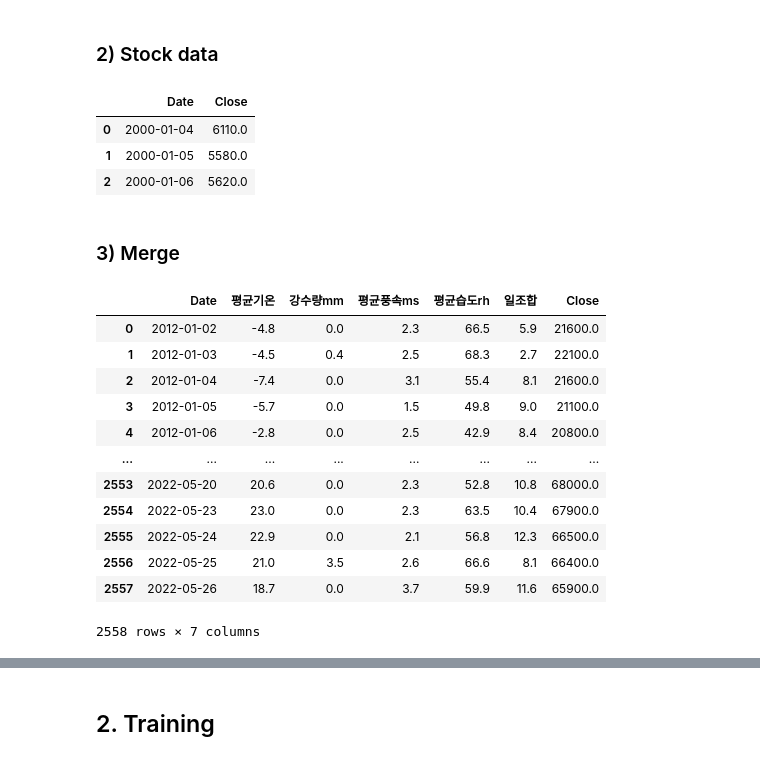
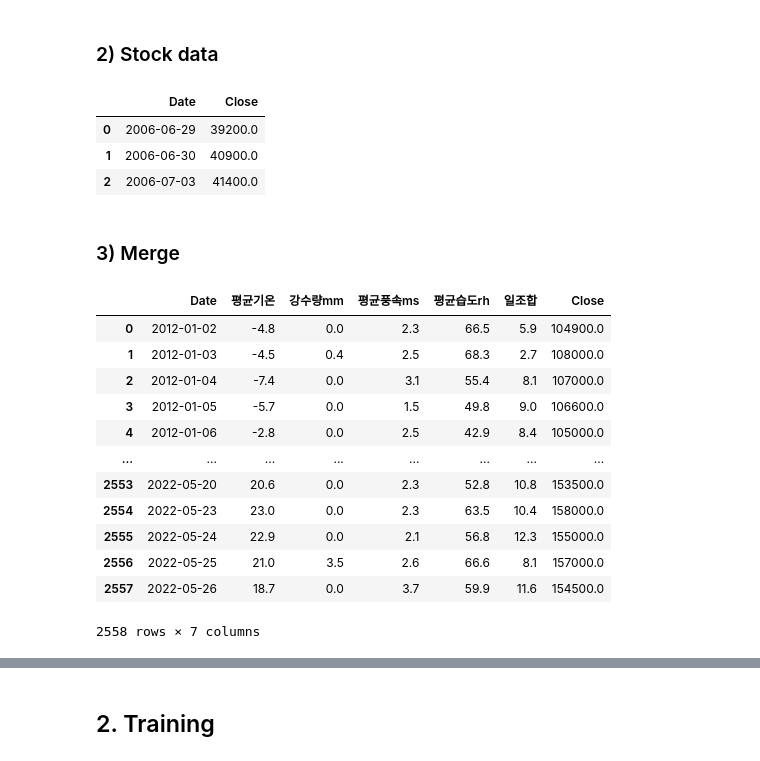
Before and after one commit to Onedas/22_01_IDS507_FinalProject, a Jupyter notebook: stock_prediction.ipynb, the cells around one changed output, grey strips where cells are left out. Drawn from its saved outputs; the diff is of its cells as text; code cells hidden in the pictures.

```diff
--- a/stock_prediction.ipynb
+++ b/stock_prediction.ipynb
@@ -42,16 +43,17 @@ display(selected_weather_df.head(3))
 # %% [markdown]
 ### 2) Stock data
 # %%
-company_name = "Samsung Electronics Co"
+# company_name = "Samsung Electronics Co"
+company_name = "Amorepacific Corporation"
 stock_price_df = pd.read_csv(f'./data/stock/{company_name}.csv')
 stock_columns = ['Close']
-selected_stock_df = stock_price_df[['Date'] + stock_columns]
+selected_stock_df = stock_price_df[['Date'] + stock_columns].dropna()
 display(selected_stock_df.head(3))
 # %% [output]
 |  | Date | Close |
-| 0 | 2000-01-04 | 6110.0 |
-| 1 | 2000-01-05 | 5580.0 |
-| 2 | 2000-01-06 | 5620.0 |
+| 0 | 2006-06-29 | 39200.0 |
+| 1 | 2006-06-30 | 40900.0 |
+| 2 | 2006-07-03 | 41400.0 |
 # %% [markdown]
 ### 3) Merge
 # %%
@@ -59,17 +61,17 @@ stock_weather_df = selected_weather_df.rename(columns={"일시":"Date"}).merge(s
 display(stock_weather_df)
 # %% [output]
 |  | Date | 평균기온 | 강수량mm | 평균풍속ms | 평균습도rh | 일조합 | Close |
-| 0 | 2012-01-02 | -4.8 | 0.0 | 2.3 | 66.5 | 5.9 | 21600.0 |
-| 1 | 2012-01-03 | -4.5 | 0.4 | 2.5 | 68.3 | 2.7 | 22100.0 |
-| 2 | 2012-01-04 | -7.4 | 0.0 | 3.1 | 55.4 | 8.1 | 21600.0 |
-| 3 | 2012-01-05 | -5.7 | 0.0 | 1.5 | 49.8 | 9.0 | 21100.0 |
-| 4 | 2012-01-06 | -2.8 | 0.0 | 2.5 | 42.9 | 8.4 | 20800.0 |
+| 0 | 2012-01-02 | -4.8 | 0.0 | 2.3 | 66.5 | 5.9 | 104900.0 |
+| 1 | 2012-01-03 | -4.5 | 0.4 | 2.5 | 68.3 | 2.7 | 108000.0 |
+| 2 | 2012-01-04 | -7.4 | 0.0 | 3.1 | 55.4 | 8.1 | 107000.0 |
+| 3 | 2012-01-05 | -5.7 | 0.0 | 1.5 | 49.8 | 9.0 | 106600.0 |
+| 4 | 2012-01-06 | -2.8 | 0.0 | 2.5 | 42.9 | 8.4 | 105000.0 |
 | ... | ... | ... | ... | ... | ... | ... | ... |
-| 2553 | 2022-05-20 | 20.6 | 0.0 | 2.3 | 52.8 | 10.8 | 68000.0 |
-| 2554 | 2022-05-23 | 23.0 | 0.0 | 2.3 | 63.5 | 10.4 | 67900.0 |
-| 2555 | 2022-05-24 | 22.9 | 0.0 | 2.1 | 56.8 | 12.3 | 66500.0 |
-| 2556 | 2022-05-25 | 21.0 | 3.5 | 2.6 | 66.6 | 8.1 | 66400.0 |
-| 2557 | 2022-05-26 | 18.7 | 0.0 | 3.7 | 59.9 | 11.6 | 65900.0 |
+| 2553 | 2022-05-20 | 20.6 | 0.0 | 2.3 | 52.8 | 10.8 | 153500.0 |
+| 2554 | 2022-05-23 | 23.0 | 0.0 | 2.3 | 63.5 | 10.4 | 158000.0 |
+| 2555 | 2022-05-24 | 22.9 | 0.0 | 2.1 | 56.8 | 12.3 | 155000.0 |
+| 2556 | 2022-05-25 | 21.0 | 3.5 | 2.6 | 66.6 | 8.1 | 157000.0 |
+| 2557 | 2022-05-26 | 18.7 | 0.0 | 3.7 | 59.9 | 11.6 | 154500.0 |
 2558 rows × 7 columns
 # %%
 display(stock_weather_df.isnull().sum())
```
Also changed, not shown: parts of 13 cells of this notebook.
